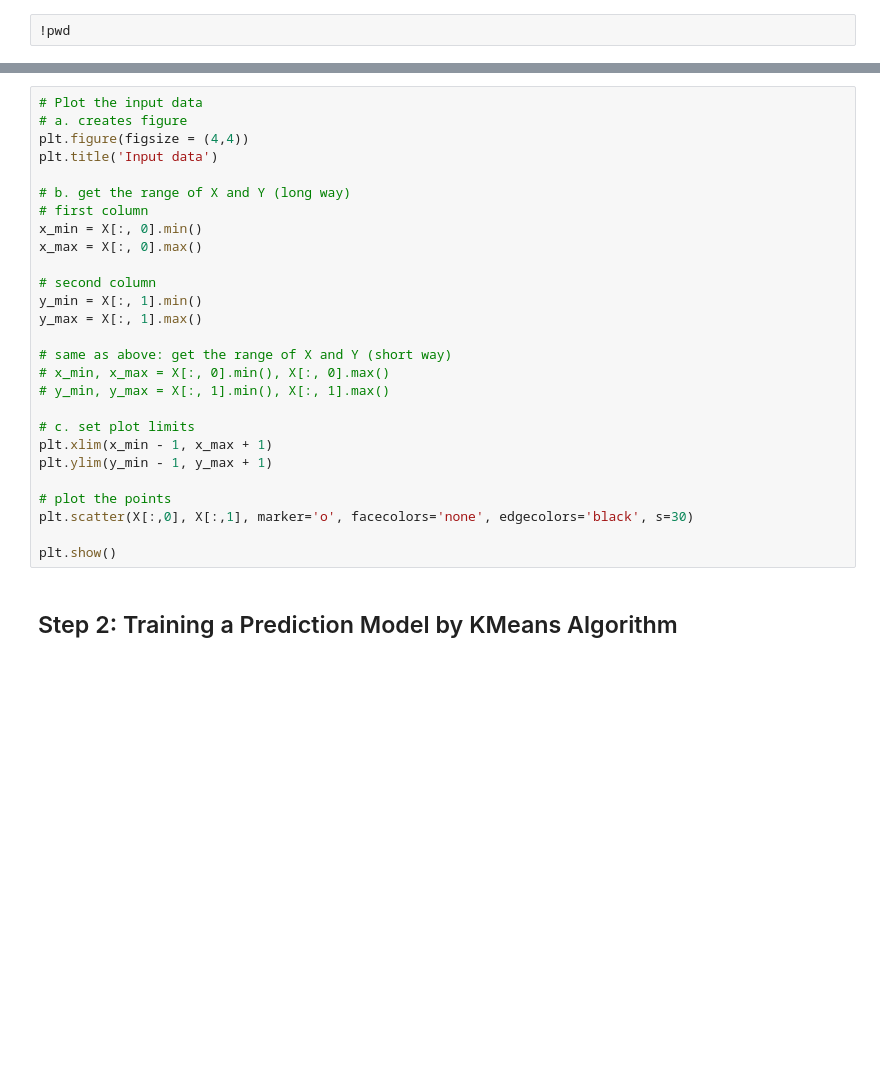
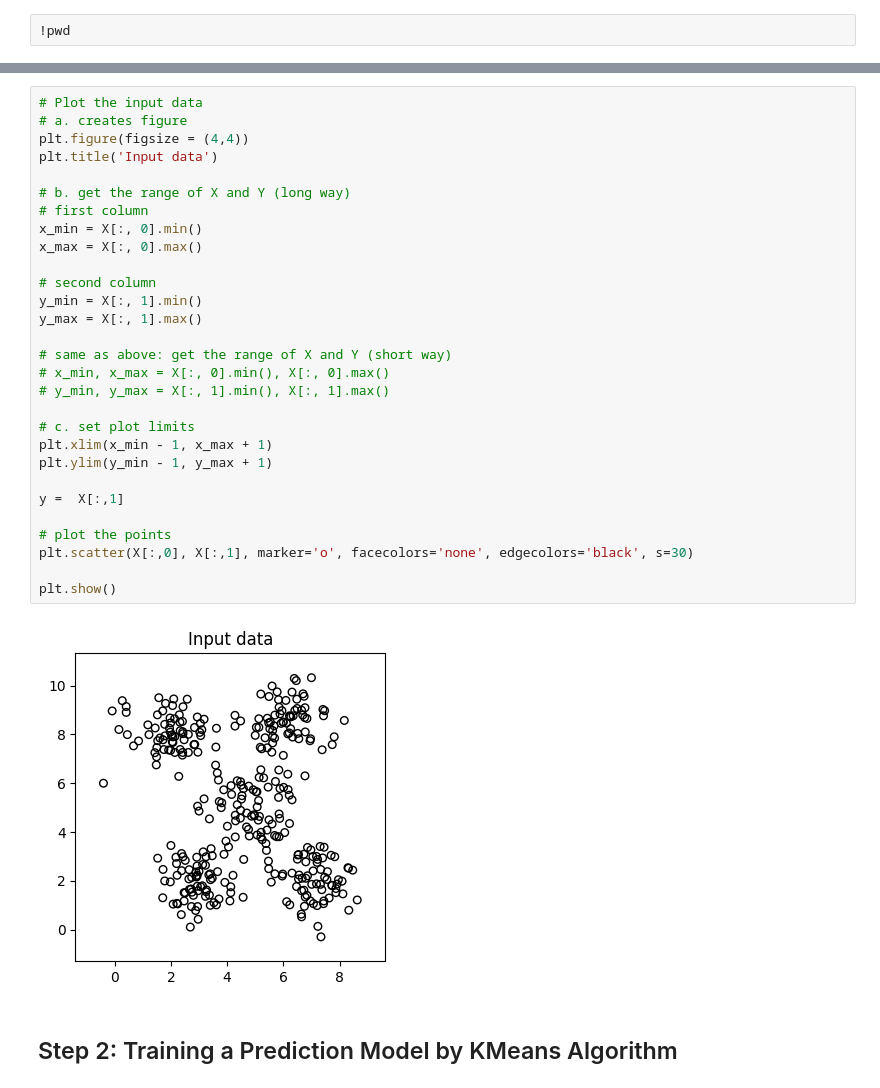
Before and after one commit to foxdocs/dat-bi, a Jupyter notebook: Code/ML/Clustering/K-Means.ipynb, the cells around one changed output, grey strips where cells are left out. Drawn from its saved outputs; the diff is of its cells as text; blank space fills up the shorter version.

```diff
--- a/Code/ML/Clustering/K-Means.ipynb
+++ b/Code/ML/Clustering/K-Means.ipynb
@@ -24,30 +45,34 @@ print(X)
 # %%
 # Plot the input data
 # a. creates figure
 plt.figure(figsize = (4,4))
 plt.title('Input data')
 
 # b. get the range of X and Y (long way)
 # first column
 x_min = X[:, 0].min()
 x_max = X[:, 0].max()
 
 # second column
 y_min = X[:, 1].min()
 y_max = X[:, 1].max()
 
 # same as above: get the range of X and Y (short way)
 # x_min, x_max = X[:, 0].min(), X[:, 0].max()
 # y_min, y_max = X[:, 1].min(), X[:, 1].max()
 
 # c. set plot limits
 plt.xlim(x_min - 1, x_max + 1)
 plt.ylim(y_min - 1, y_max + 1)
 
+y =  X[:,1]
+
 # plot the points
 plt.scatter(X[:,0], X[:,1], marker='o', facecolors='none', edgecolors='black', s=30)
 
 plt.show()
+# %% [output]
+[figure, added]
 # %% [markdown]
 ## Step 2: Training a Prediction Model by KMeans Algorithm
 # %% [markdown]
```
Also changed, not shown: parts of 22 cells of this notebook, 41 other files.
